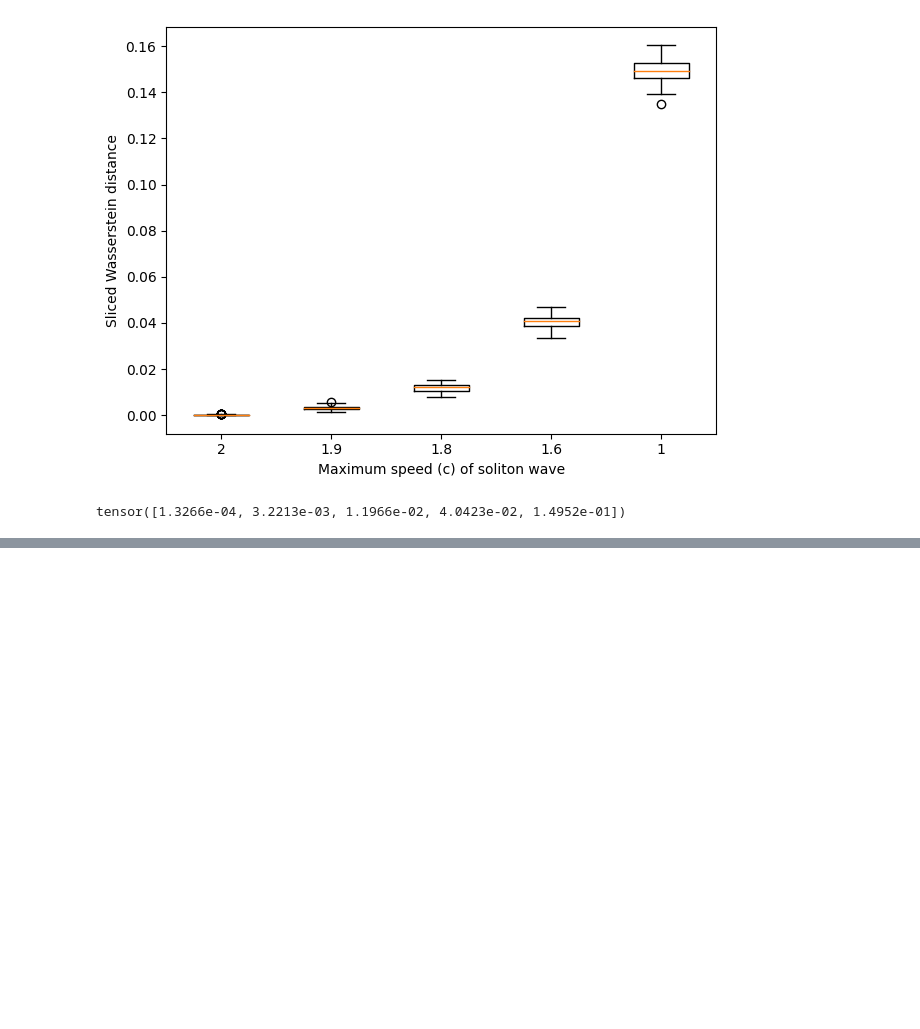
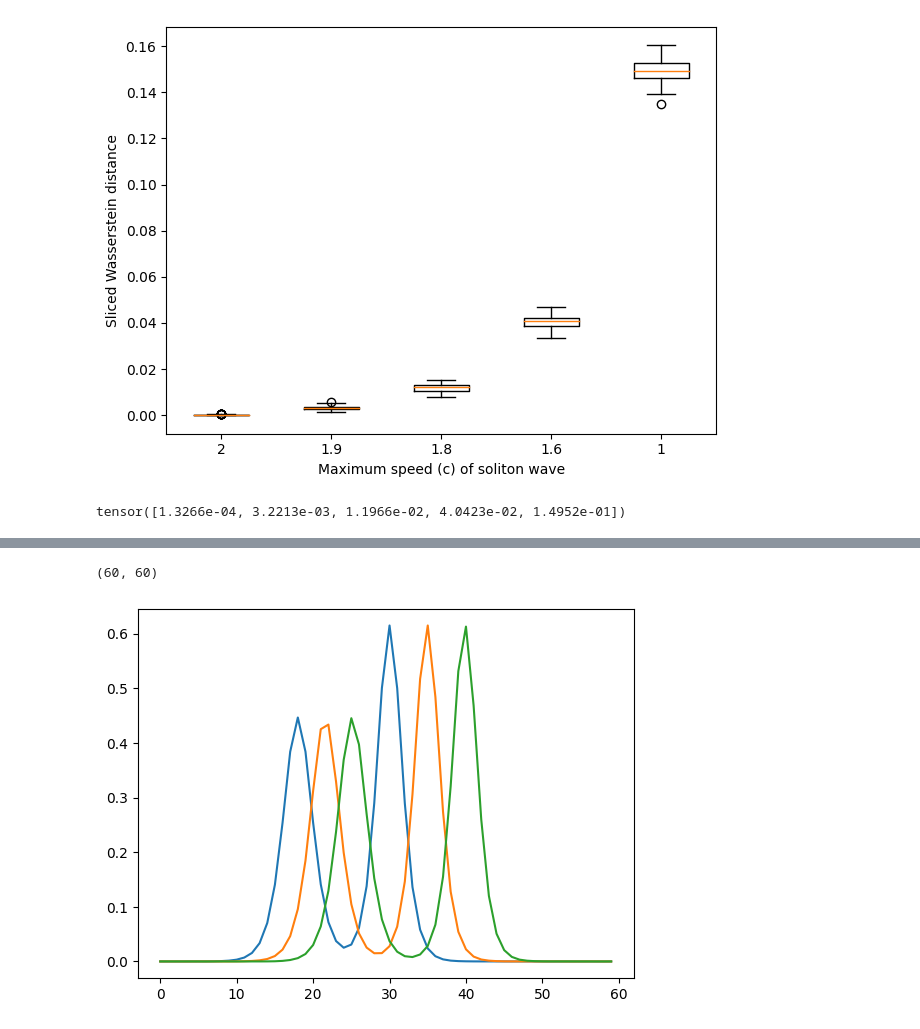
Before and after one commit to Kohmann/master-GAN, a Jupyter notebook: COTGAN/testing.ipynb, the cells around one changed output, grey strips where cells are left out. Drawn from its saved outputs; the diff is of its cells as text; code cells hidden in the pictures; blank space fills up the shorter version.

Commit message:
added twosoliton dataset class

```diff
--- a/COTGAN/testing.ipynb
+++ b/COTGAN/testing.ipynb
@@ -647,0 +683,3 @@ tensor([1.3266e-04, 3.2213e-03, 1.1966e-02, 4.0423e-02, 1.4952e-01])
+# %%
+from create_dataset import DatasetTwoCollidingSolitons
+dataset = DatasetTwoCollidingSolitons(file_dir="", dx=60, dt=60)
@@ -647,0 +694,9 @@ tensor([1.3266e-04, 3.2213e-03, 1.1966e-02, 4.0423e-02, 1.4952e-01])
+# %%
+dataset[0].shape
+# %% [output]
+(60, 60)
+# %%
+import matplotlib.pyplot as plt
+plt.plot(dataset[3][::20, :].T);
+# %% [output]
+[figure, added]
```
Also changed, not shown: parts of 3 cells of this notebook, 2 other files.
